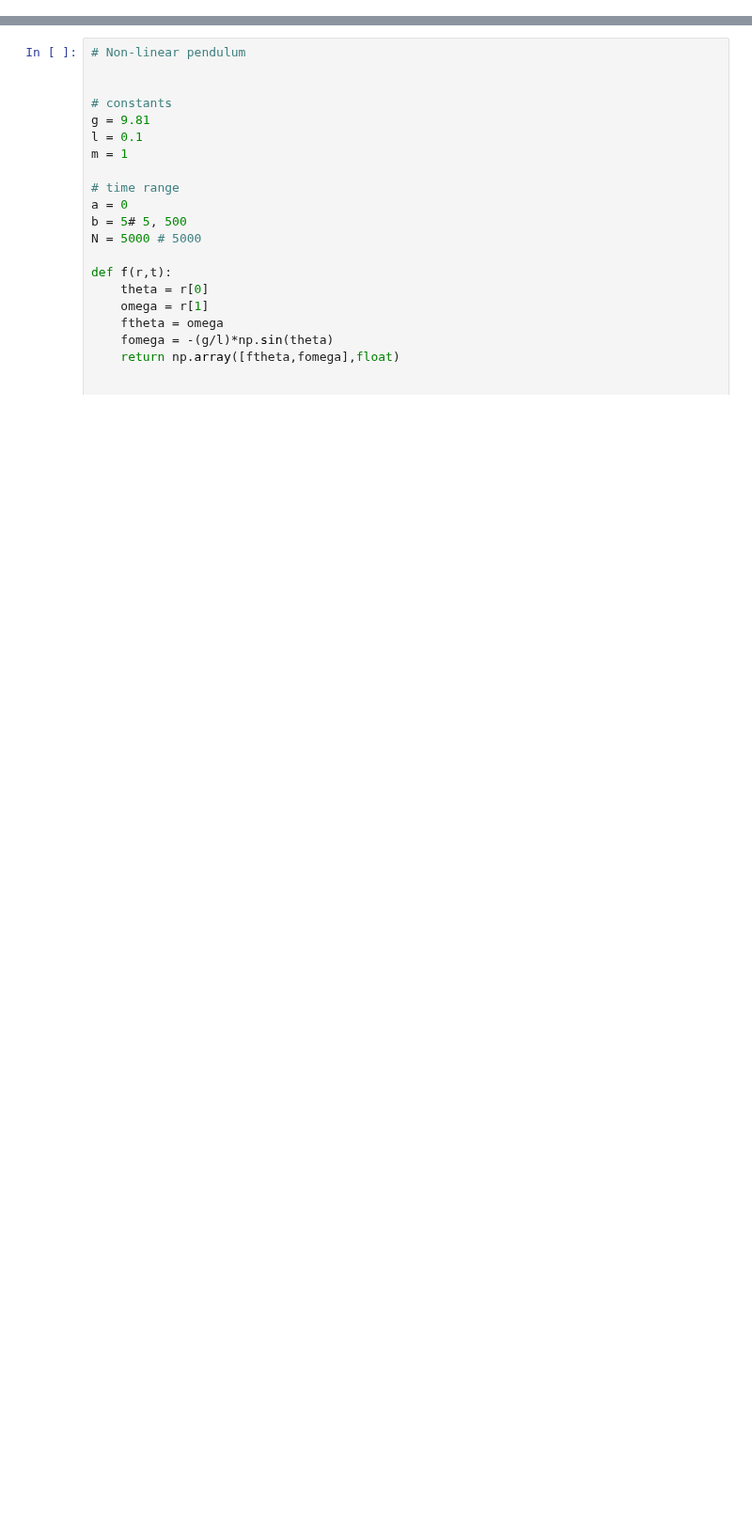
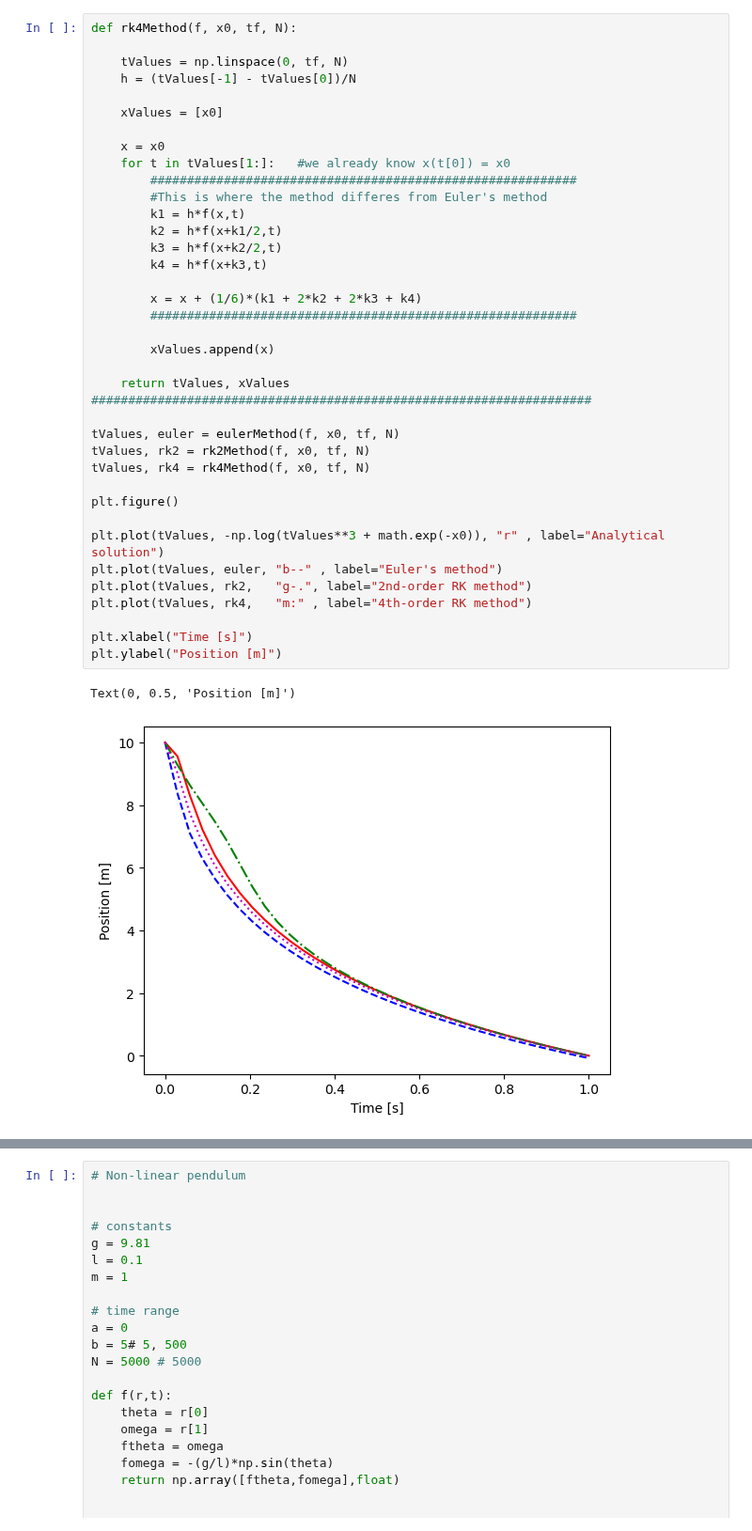
Before and after one commit to CWCopeland/ComputationalPhysics, a Jupyter notebook: LectureNotes/13_differentialEquations.ipynb, the cells around one changed output, grey strips where cells are left out. Shown at 94% size. Drawn from its saved outputs; the diff is of its cells as text; blank space fills up the shorter version.

```diff
--- a/LectureNotes/13_differentialEquations.ipynb
+++ b/LectureNotes/13_differentialEquations.ipynb
@@ -1154,0 +173,41 @@ def run_frg_vec(a,b,N,r_initial):
+# %%
+def rk4Method(f, x0, tf, N):
+
+    tValues = np.linspace(0, tf, N)
+    h = (tValues[-1] - tValues[0])/N
+
+    xValues = [x0]
+
+    x = x0
+    for t in tValues[1:]:   #we already know x(t[0]) = x0
+        ##########################################################
+        #This is where the method differes from Euler's method
+        k1 = h*f(x,t)
+        k2 = h*f(x+k1/2,t)
+        k3 = h*f(x+k2/2,t)
+        k4 = h*f(x+k3,t)
+
+        x = x + (1/6)*(k1 + 2*k2 + 2*k3 + k4)
+        ##########################################################
+
+        xValues.append(x)
+
+    return tValues, xValues
+####################################################################
+
+tValues, euler = eulerMethod(f, x0, tf, N)
+tValues, rk2 = rk2Method(f, x0, tf, N)
+tValues, rk4 = rk4Method(f, x0, tf, N)
+
+plt.figure()
+
+plt.plot(tValues, -np.log(tValues**3 + math.exp(-x0)), "r" , label="Analytical solution")
+plt.plot(tValues, euler, "b--" , label="Euler's method")
+plt.plot(tValues, rk2,   "g-.", label="2nd-order RK method")
+plt.plot(tValues, rk4,   "m:" , label="4th-order RK method")
+
+plt.xlabel("Time [s]")
+plt.ylabel("Position [m]")
+# %% [output]
+Text(0, 0.5, 'Position [m]')
+[figure, added]
```
Also changed, not shown: parts of 88 cells of this notebook.
